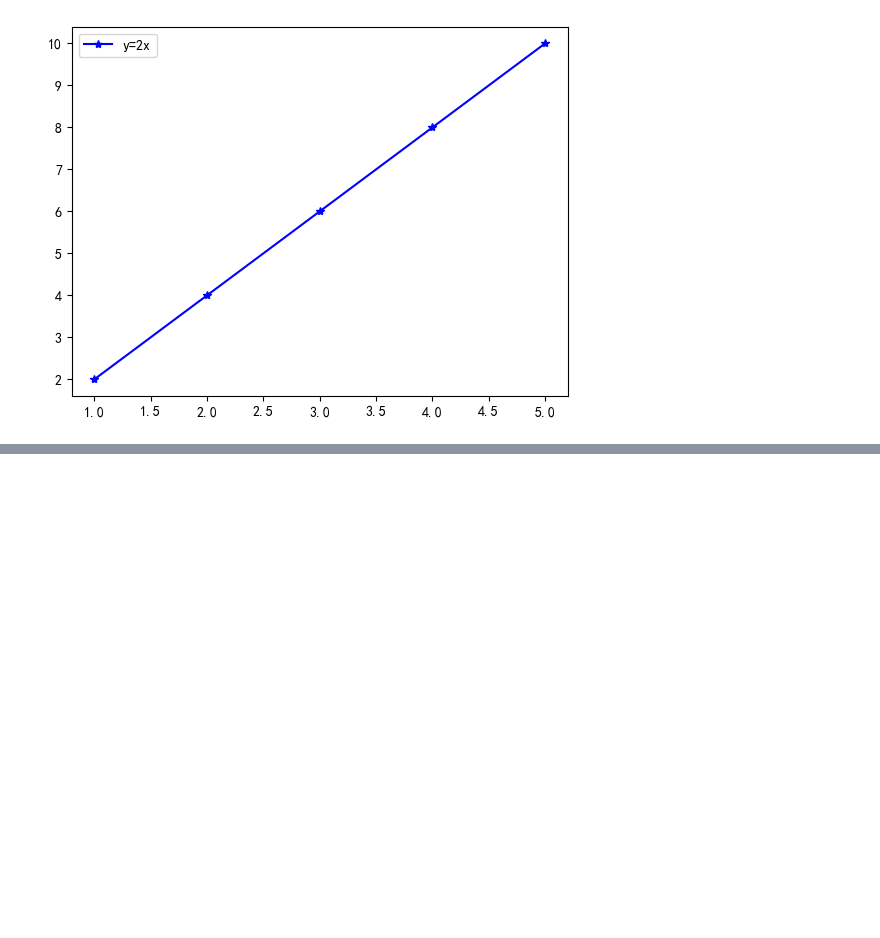
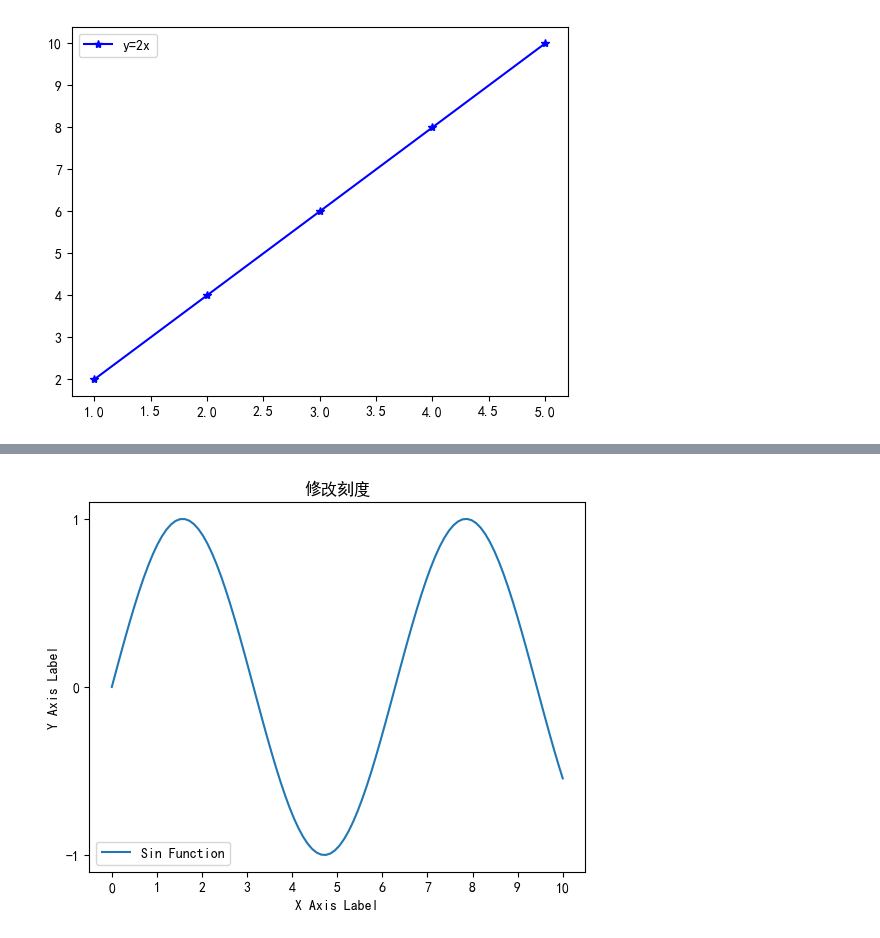
Before and after one commit to BlackTudou/python_trainings, a Jupyter notebook: 08_matplotlib/matplotlib.ipynb, the cells around one changed output, grey strips where cells are left out. Saved outputs shown, nothing was run; the diff lists cells and outputs as text; code cells hidden in the pictures; blank space fills up the shorter version.

```diff
--- a/08_matplotlib/matplotlib.ipynb
+++ b/08_matplotlib/matplotlib.ipynb
@@ -46,0 +138,24 @@ plt.show()
+# %%
+# 保存图片
+import matplotlib.pyplot as plt
+import numpy as np
+# 创建数据
+x = np.linspace(0, 10, 100) # 横坐标 x，从0到10，生成100个等间距点
+y = np.sin(x)
+# 绘制图形
+plt.plot(x, y, label='Sin Function')   # 绘制曲线，并设置图例名称
+# 修改 X 轴和 Y 轴的刻度
+plt.xticks(np.arange(0, 11, 1))  # 设置 X 轴刻度为 0 到 10，步长为 1
+plt.yticks([-1, 0, 1])  # 设置 Y 轴刻度为 -1、0、1
+# 添加标签和标题
+plt.xlabel('X Axis Label')  # X 轴标签
+plt.ylabel('Y Axis Label')  # Y 轴标签
+plt.title('修改刻度')        # 图形标题
+plt.legend() # 根据 label 参数显示图例
+# 保存图片
+plt.savefig('sin.jpg')  # 将图形保存为 PNG 格式的图片文件
+# 可以通过指定文件名和文件类型来保存图形，文件类型可以是 PNG、JPEG、PDF、SVG 等
+# 显示图形
+plt.show()
+# %% [output]
+[figure, added]
```
Also changed, not shown: parts of 23 cells of this notebook, 5 other files.
